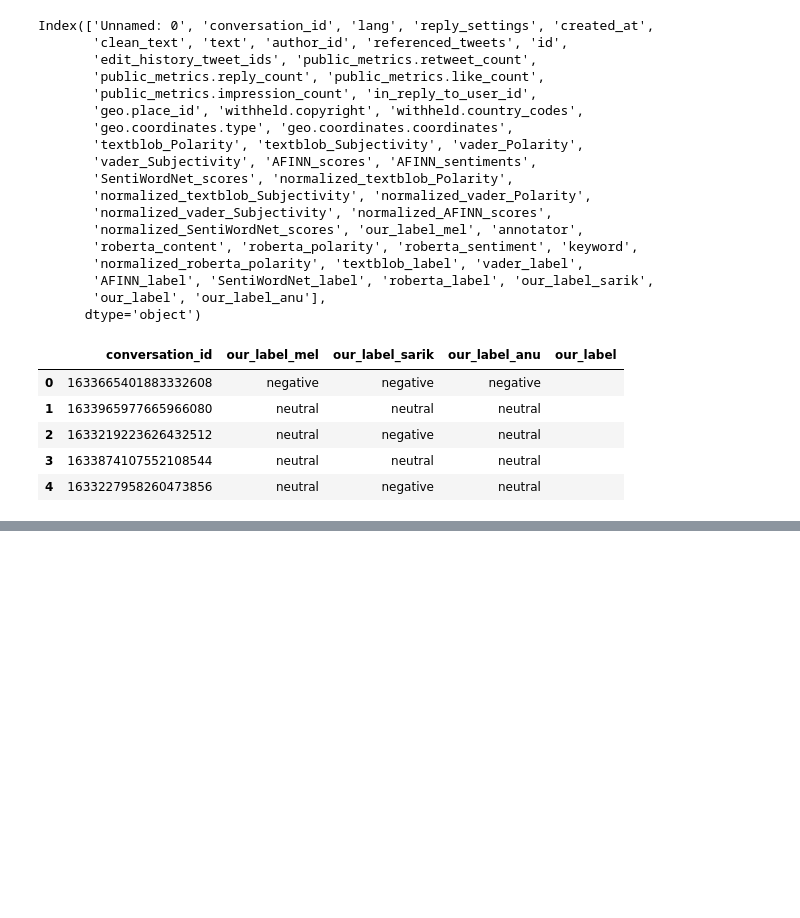
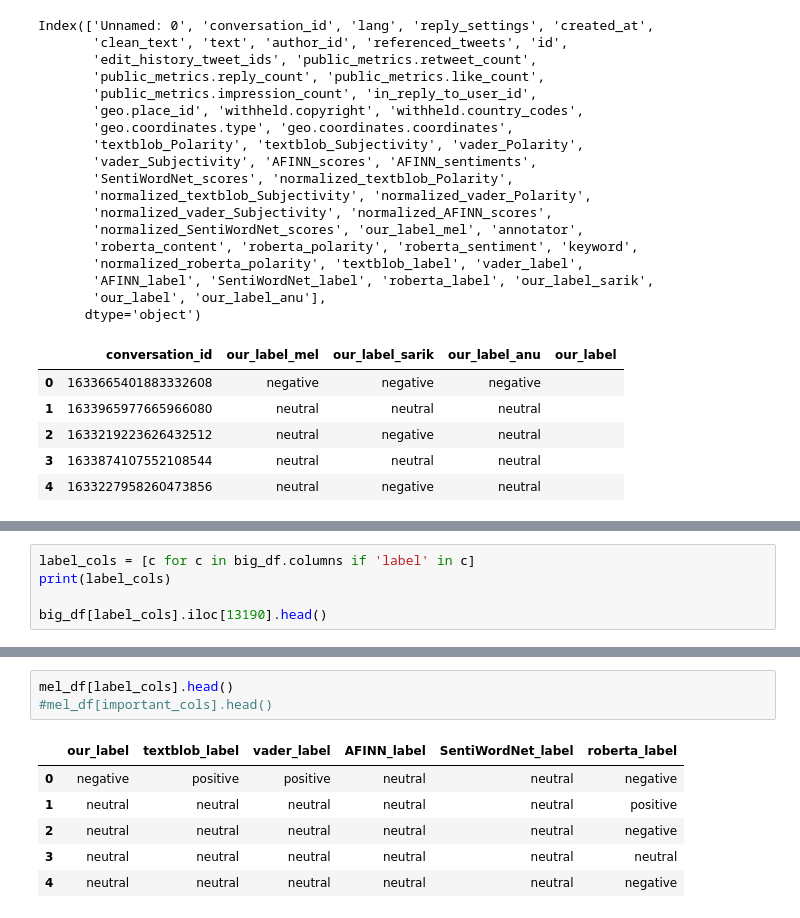
Before and after one commit to sareek/NLP_on_Social_Media_Data, a Jupyter notebook: src/melissa/IAA.ipynb, the cells around one changed output, grey strips where cells are left out. Drawn from its saved outputs; the diff is of its cells as text; blank space fills up the shorter version.

```diff
--- a/src/melissa/IAA.ipynb
+++ b/src/melissa/IAA.ipynb
@@ -213,0 +308,5 @@ Our combinations (including the vote):
+# %%
+label_cols = [c for c in big_df.columns if 'label' in c]
+print(label_cols)
+
+big_df[label_cols].iloc[13190].head()
@@ -213,0 +321,10 @@ Our combinations (including the vote):
+# %%
+mel_df[label_cols].head()
+#mel_df[important_cols].head()
+# %% [output]
+|  | our_label | textblob_label | vader_label | AFINN_label | SentiWordNet_label | roberta_label |
+| 0 | negative | positive | positive | neutral | neutral | negative |
+| 1 | neutral | neutral | neutral | neutral | neutral | positive |
+| 2 | neutral | neutral | neutral | neutral | neutral | negative |
+| 3 | neutral | neutral | neutral | neutral | neutral | neutral |
+| 4 | neutral | neutral | neutral | neutral | neutral | negative |
```
Also changed, not shown: parts of 22 cells of this notebook, 4 other files.
